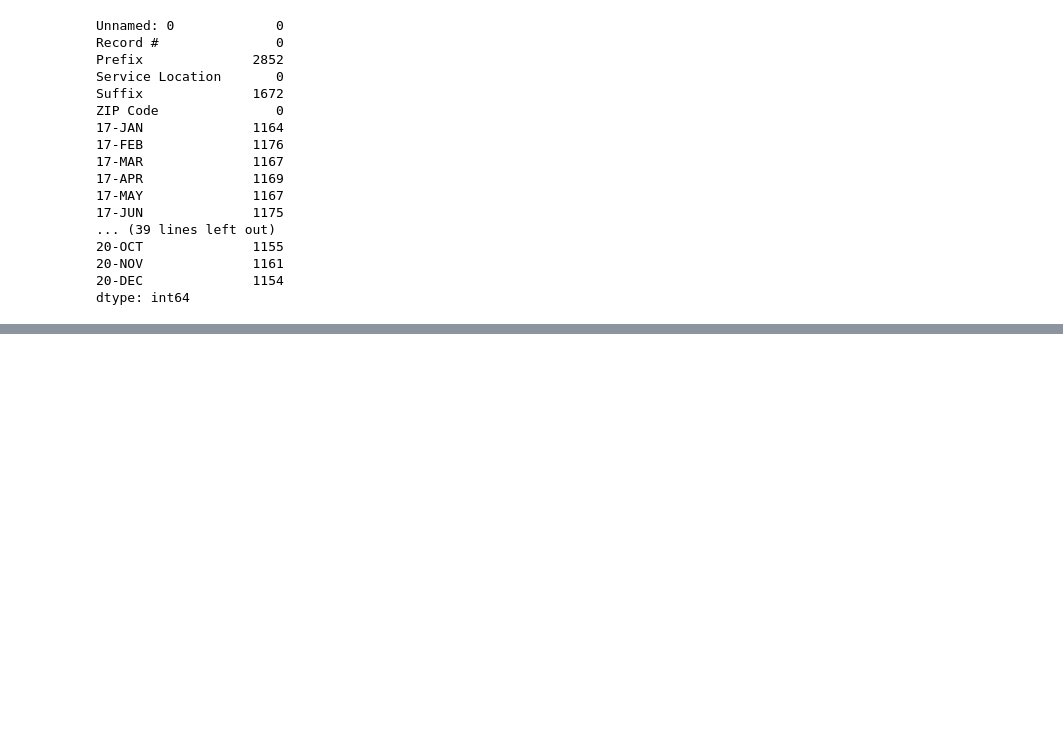
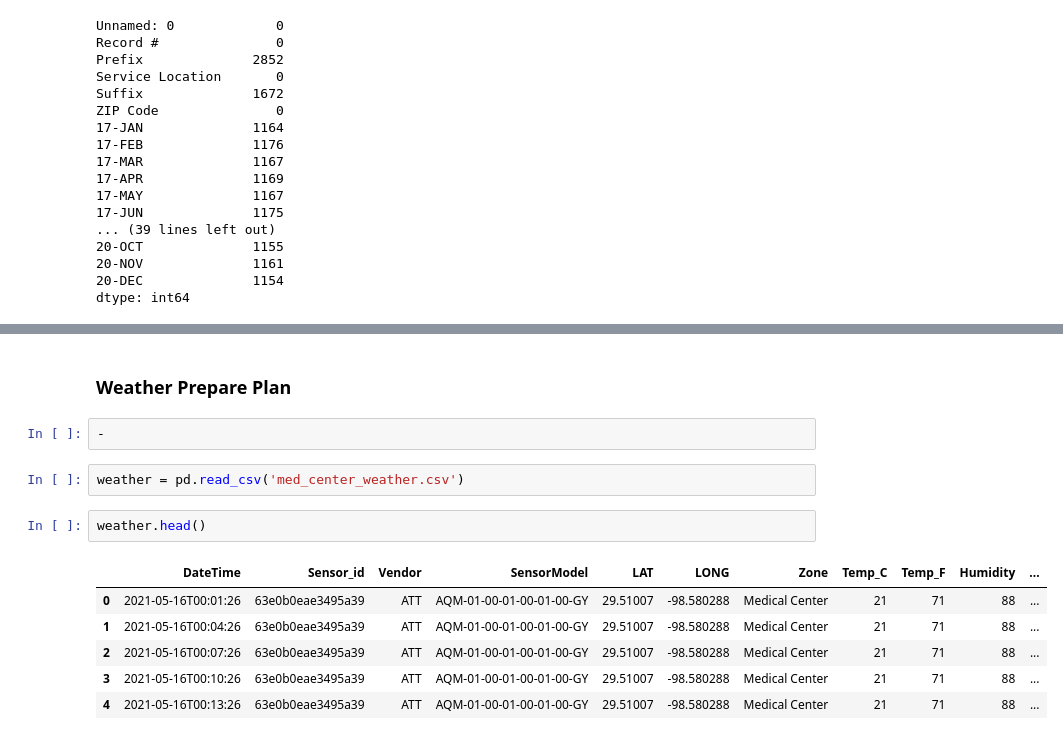
Before and after one commit to slc-data/2021-datathon, a Jupyter notebook: workbooks/lori/acquire_prepare.ipynb, the cells around one changed output, grey strips where cells are left out. Cells and saved outputs as stored; diff of their text form; blank space fills up the shorter version.

```diff
--- a/workbooks/lori/acquire_prepare.ipynb
+++ b/workbooks/lori/acquire_prepare.ipynb
@@ -67,0 +261,15 @@ dtype: int64
+# %% [markdown]
+### Weather Prepare Plan
+# %%
+-
+# %%
+weather = pd.read_csv('med_center_weather.csv')
+# %%
+weather.head()
+# %% [output]
+|  | DateTime | Sensor_id | Vendor | SensorModel | LAT | LONG | Zone | Temp_C | Temp_F | Humidity | ... |
+| 0 | 2021-05-16T00:01:26 | 63e0b0eae3495a39 | ATT | AQM-01-00-01-00-01-00-GY | 29.51007 | -98.580288 | Medical Center | 21 | 71 | 88 | ... |
+| 1 | 2021-05-16T00:04:26 | 63e0b0eae3495a39 | ATT | AQM-01-00-01-00-01-00-GY | 29.51007 | -98.580288 | Medical Center | 21 | 71 | 88 | ... |
+| 2 | 2021-05-16T00:07:26 | 63e0b0eae3495a39 | ATT | AQM-01-00-01-00-01-00-GY | 29.51007 | -98.580288 | Medical Center | 21 | 71 | 88 | ... |
+| 3 | 2021-05-16T00:10:26 | 63e0b0eae3495a39 | ATT | AQM-01-00-01-00-01-00-GY | 29.51007 | -98.580288 | Medical Center | 21 | 71 | 88 | ... |
+| 4 | 2021-05-16T00:13:26 | 63e0b0eae3495a39 | ATT | AQM-01-00-01-00-01-00-GY | 29.51007 | -98.580288 | Medical Center | 21 | 71 | 88 | ... |
```
Also changed, not shown: parts of 30 cells of this notebook.
